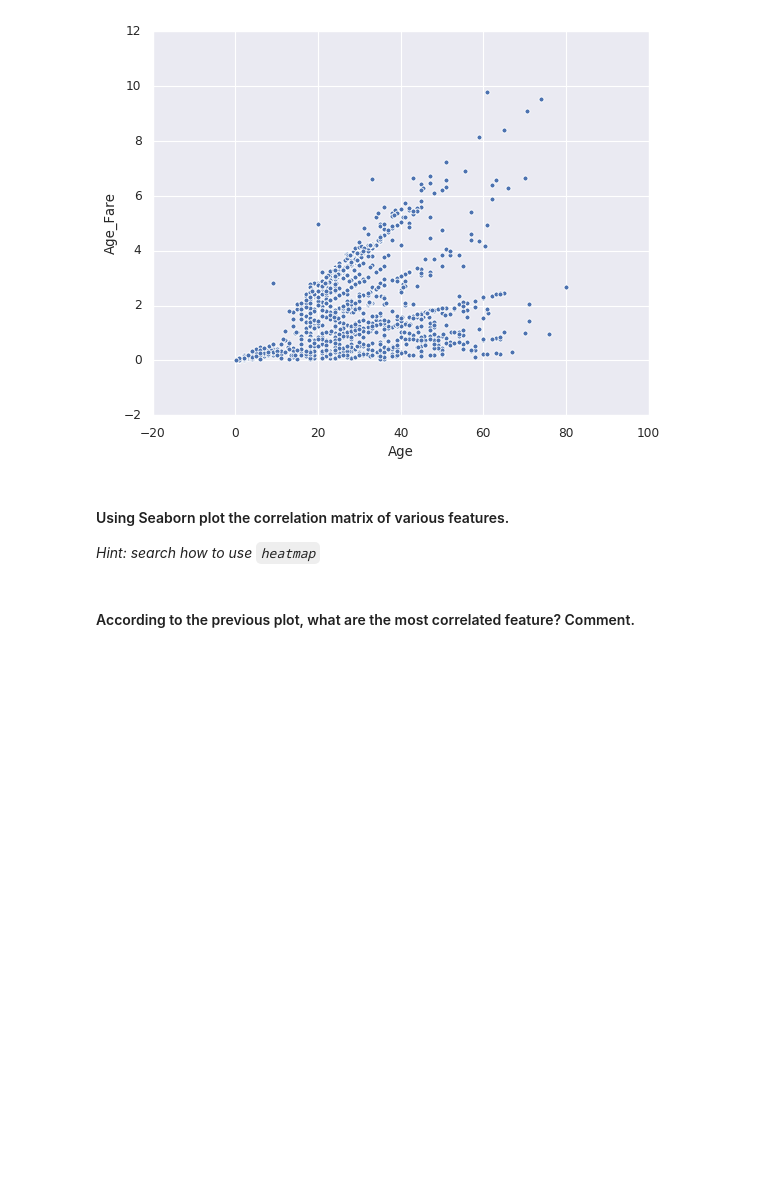
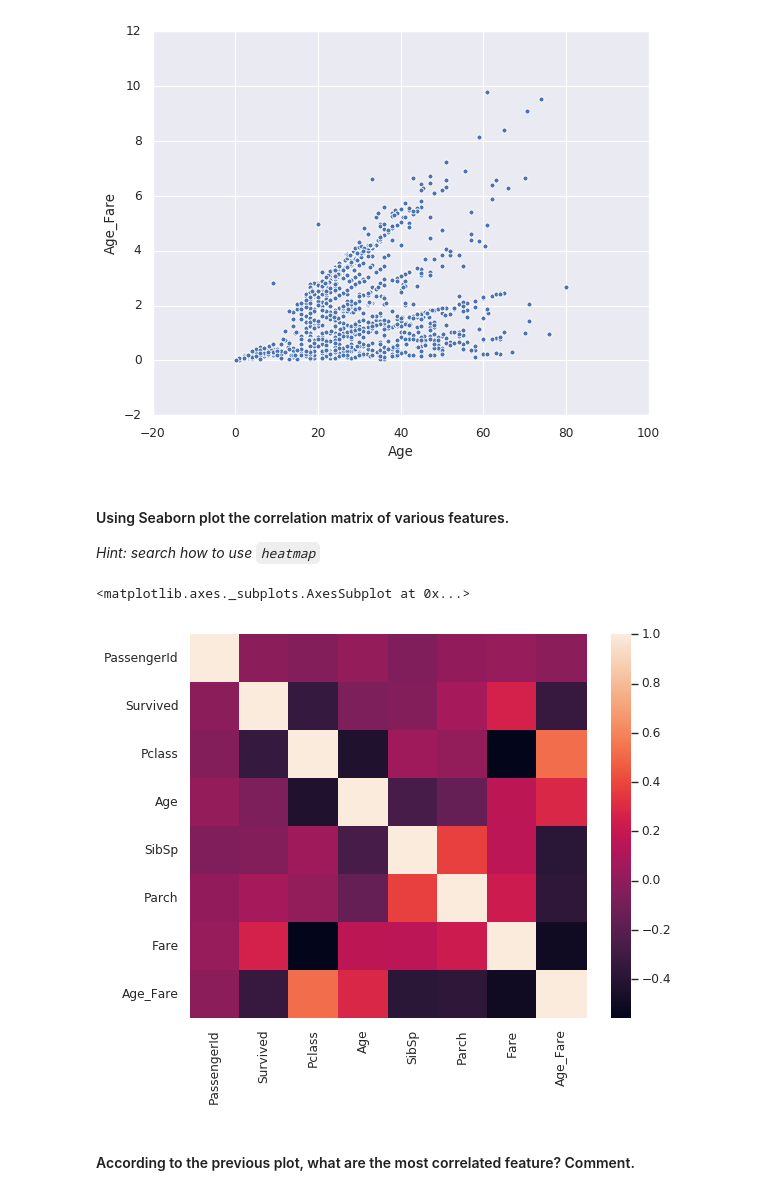
Before and after one commit to silviaherf/datamad0820, a Jupyter notebook: module-2/lab-matplotlib-seaborn/your-code/challenge-3.ipynb, the cells around one changed output. Drawn from its saved outputs; the diff is of its cells as text; code cells hidden in the pictures; blank space fills up the shorter version.

```diff
--- a/module-2/lab-matplotlib-seaborn/your-code/challenge-3.ipynb
+++ b/module-2/lab-matplotlib-seaborn/your-code/challenge-3.ipynb
@@ -214,6 +214,10 @@ sns.scatterplot(x='Age',y="Age_Fare",data=titanic)
 *Hint: search how to use `heatmap`*
 # %%
 #your code here
+sns.heatmap(titanic.corr())
+# %% [output]
+<matplotlib.axes._subplots.AxesSubplot at 0x...>
+[figure, added]
 # %% [markdown]
 #### According to the previous plot, what are the most correlated feature? Comment.
 # %%
```
Also changed, not shown: parts of 5 cells of this notebook.
